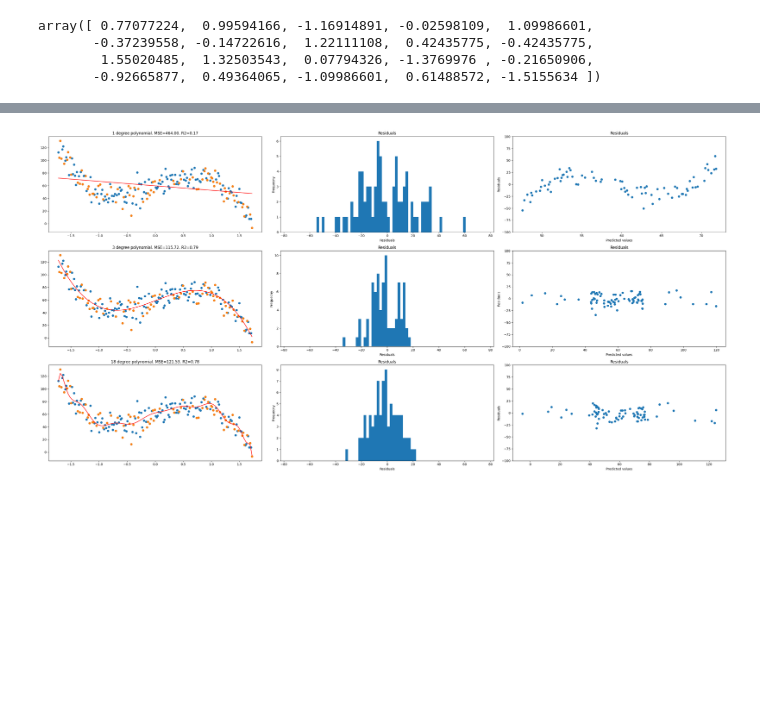
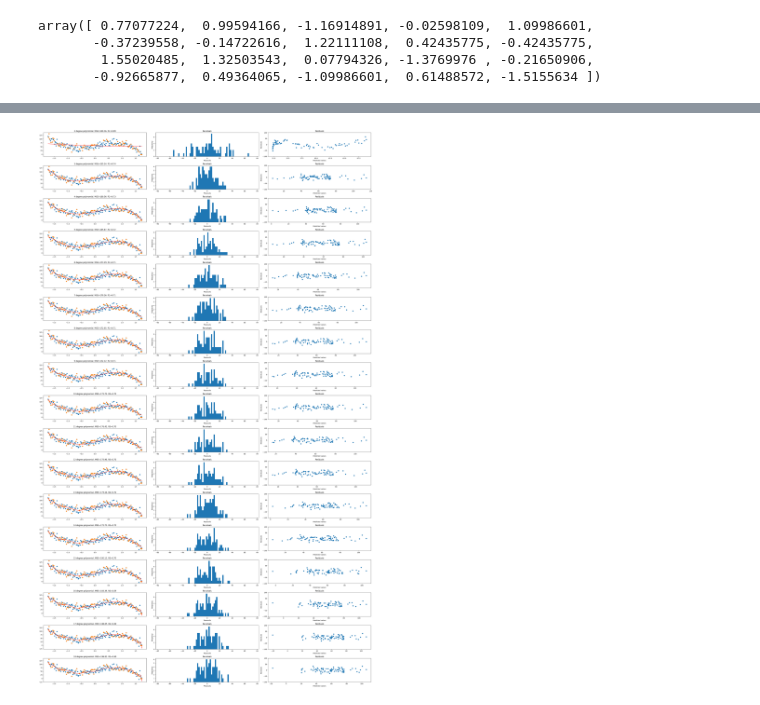
Before and after one commit to JTPiingtoh/CS109, a Jupyter notebook: poly_test.ipynb, the cells around one changed output, grey strips where cells are left out. Cells and saved outputs as stored; diff of their text form; code cells hidden in the pictures; blank space fills up the shorter version.

```diff
--- a/poly_test.ipynb
+++ b/poly_test.ipynb
@@ -131,9 +131,10 @@ x_train, x_test, y_train, y_test = train_test_split(x,y, train_size=0.6, random_
 
 
 degrees = [1,3,18]
+degrees = range(2,19)
 
 
-fig, ax = plt.subplots(int(len(degrees)/1), 3, figsize= (30,15))
+fig, ax = plt.subplots(int(len(degrees)/1), 3, figsize= (30,50))
 
 ax.shape
 
@@ -148,7 +149,7 @@ for row in range(ax.shape[0]):
     x_poly_train = PolynomialFeatures(degree=degree).fit_transform(x_train)
     x_poly_test = PolynomialFeatures(degree=degree).fit_transform(x_test)
 
-    polymodel = LinearRegression()
+    polymodel = LinearRegression(fit_intercept=False)
     polymodel.fit(x_poly_train, y_train)
 
     y_poly_pred = polymodel.predict(x_poly_test)
@@ -170,31 +171,31 @@ for row in range(ax.shape[0]):
     residuals = y_test - y_poly_pred
 
 
     ax[row, 0].scatter(x,y)
     ax[row, 0].scatter(x_test,y_test)
     ax[row, 0].plot(x_l, x_poly_pred_l, color="red")
     ax[row, 0].set_title(f"{degree} degree polynomial. MSE={MSE:.2f}. R2={r2:.2f}")
 
     # residuals hist
     ax[row,1].hist(residuals, bins)
     ax[row,1].set_title("Residuals")
     ax[row,1].set_xlabel("Residuals")
     ax[row,1].set_ylabel("Frequecny")
 
 
 
     # residuals scatter
     ax[row, 2].scatter(y_poly_pred, residuals)
     ax[row, 2].set_title("Residuals")
     ax[row, 2].set_xlabel("Predicted values")
     ax[row, 2].set_ylabel("Residuals")
     ax[row, 2].set_ylim(-100,100)
 
 
 
     i+=1
 
 
 fig.tight_layout()
 # %% [output]
-[figure, old version]
+[figure, new version]
```
Also changed, not shown: parts of 5 cells of this notebook, 7 other files.
